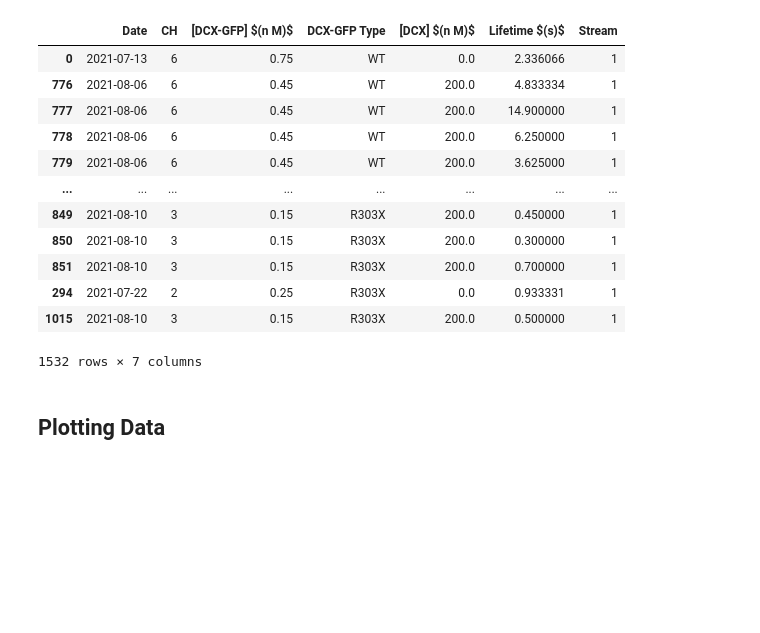
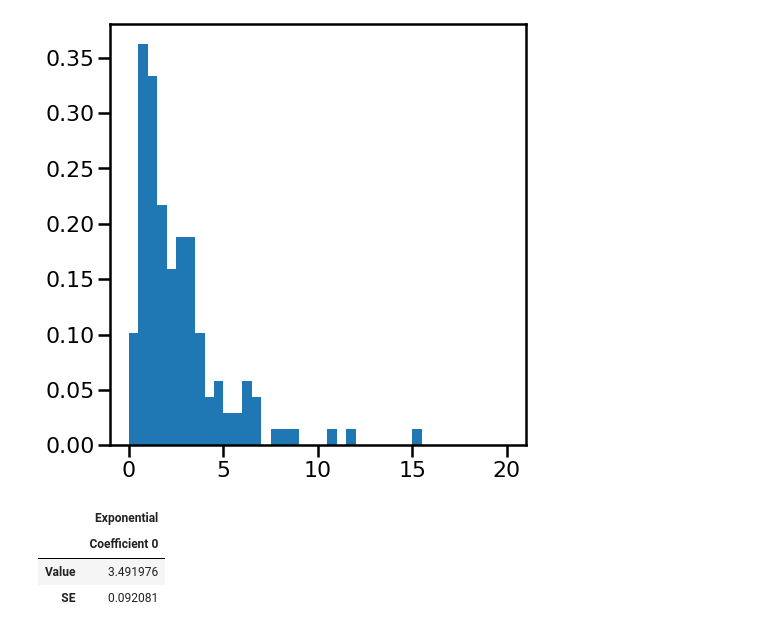
Before and after one commit to sofiacruzt/sofia-brouhardlab, a Jupyter notebook: ResideceKymotrack.ipynb, the cells around one changed output. Drawn from its saved outputs; the diff is of its cells as text; code cells hidden in the pictures; blank space fills up the shorter version.

```diff
--- a/ResideceKymotrack.ipynb
+++ b/ResideceKymotrack.ipynb
@@ -128,34 +36,0 @@ spf
-# %%
-data=pd.DataFrame(columns=[] , index=[])
-c = 0
-for i in files:
-    data0 = line_dynamics(spf,i)
-
-    if str(i).rfind('tream2') != -1 :
-        data0['Stream'] = 2
-    else:
-        data0['Stream'] = 1
-
-    data = data.append(data0, ignore_index=True)
-    c += 1
-# %%
-Type_order = ['WT', 'R303X']
-category_Type = CategoricalDtype(Type_order, ordered=True,) #order mutants
-data[Type] = data[Type].astype(category_Type)
-data = data.sort_values(Type)
-
-data
-# %% [output]
-|  | Date | CH | [DCX-GFP] $(n M)$ | DCX-GFP Type | [DCX] $(n M)$ | Lifetime $(s)$ | Stream |
-| 0 | 2021-07-13 | 6 | 0.75 | WT | 0.0 | 2.336066 | 1 |
-| 776 | 2021-08-06 | 6 | 0.45 | WT | 200.0 | 4.833334 | 1 |
-| 777 | 2021-08-06 | 6 | 0.45 | WT | 200.0 | 14.900000 | 1 |
-| 778 | 2021-08-06 | 6 | 0.45 | WT | 200.0 | 6.250000 | 1 |
-| 779 | 2021-08-06 | 6 | 0.45 | WT | 200.0 | 3.625000 | 1 |
-| ... | ... | ... | ... | ... | ... | ... | ... |
-| 849 | 2021-08-10 | 3 | 0.15 | R303X | 200.0 | 0.450000 | 1 |
-| 850 | 2021-08-10 | 3 | 0.15 | R303X | 200.0 | 0.300000 | 1 |
-| 851 | 2021-08-10 | 3 | 0.15 | R303X | 200.0 | 0.700000 | 1 |
-| 294 | 2021-07-22 | 2 | 0.25 | R303X | 0.0 | 0.933331 | 1 |
-| 1015 | 2021-08-10 | 3 | 0.15 | R303X | 200.0 | 0.500000 | 1 |
-1532 rows × 7 columns
@@ -168,2 +37,20 @@ data.to_csv(newmydir/(str(today)+'residence_times.csv'), encoding='utf-8', index
-# %% [markdown]
-## Plotting Data ##
+# %%
+def line_dynamics(spf):
+
+    data = open_roi_line('kymotrack.zip')
+
+    n = len(data)
+    pre_df = {'Date': np.full((n), date)}
+    df = pd.DataFrame(pre_df)
+
+    df[Lifetime] = abs((data['y2']-data['y1'])*spf)
+
+    return df
+# %%
+data=line_dynamics(0.1)
+# %%
+y=data[Lifetime]
+fig, ax = plt.subplots(1,1,figsize=(7.45,7.75))
+ax.hist(y, bins=np.arange(0, 20 + 0.5, 0.5), density=True);
+# %% [output]
+[figure, added]
@@ -170,3 +84,22 @@ data.to_csv(newmydir/(str(today)+'residence_times.csv'), encoding='utf-8', index
+# %%
+spf = 0.1
+DCXconc=str(100)
+DCXType = 'WT'
+
+track_duration=(data[Lifetime])
+
+EqFit = equation_fit(track_duration)
+
+#EqFit.loc['Value'] = EqFit.loc['Value'].add((min_duration-1)*spf)
+
+scale = EqFit['Exponential']['Coefficient 0'].loc['Value']
+#x0 = EqFit['Exponential']['Coefficient 1'].loc['Value']
+EqFit
+# %% [output]
+|  | Exponential |
+|  | Coefficient 0 |
+| Value | 3.491976 |
+| SE | 0.092081 |
 # %%
 black = '#000000'
 grey = '#777777'
```
Also changed, not shown: parts of 24 cells of this notebook, 2 other files.
